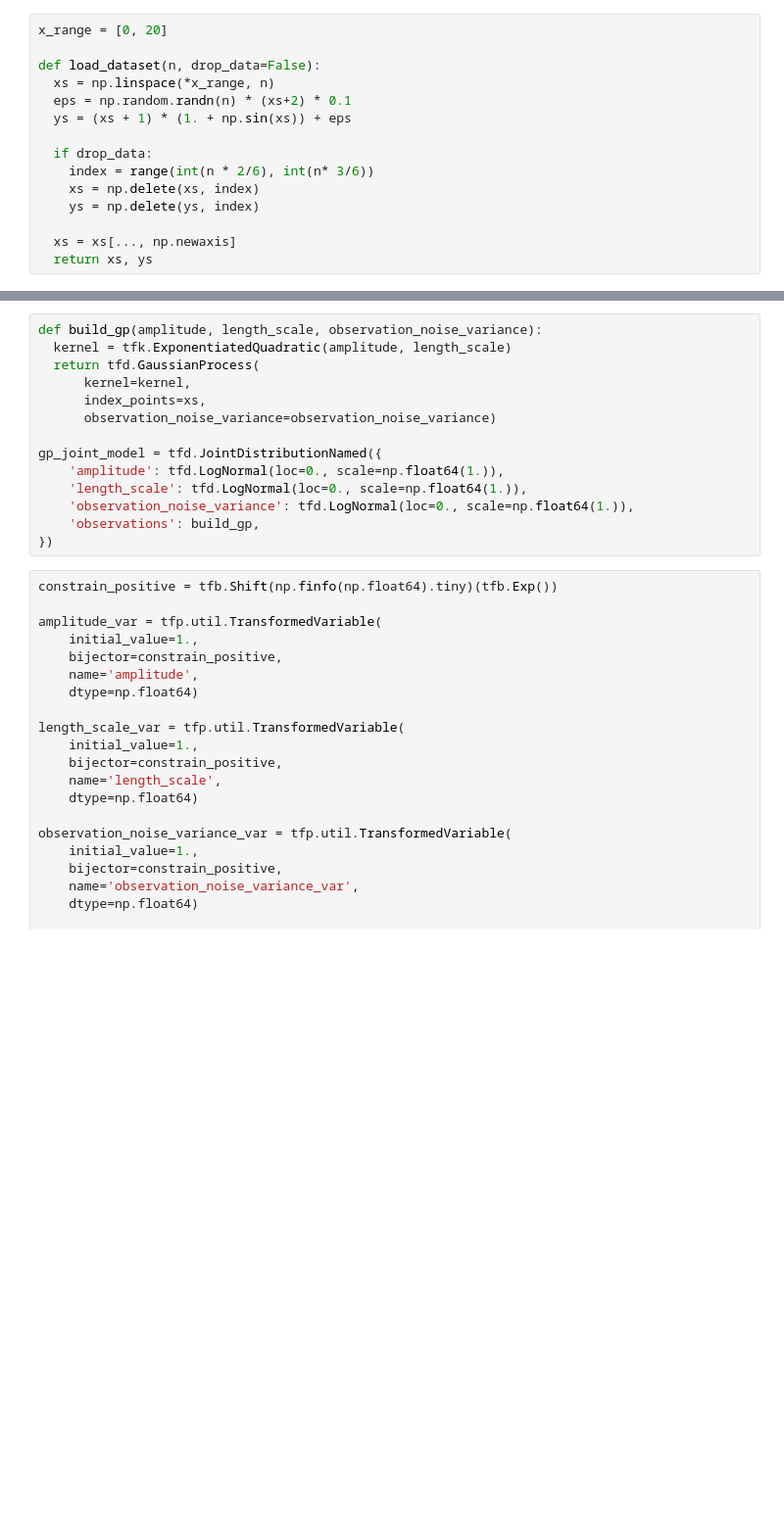
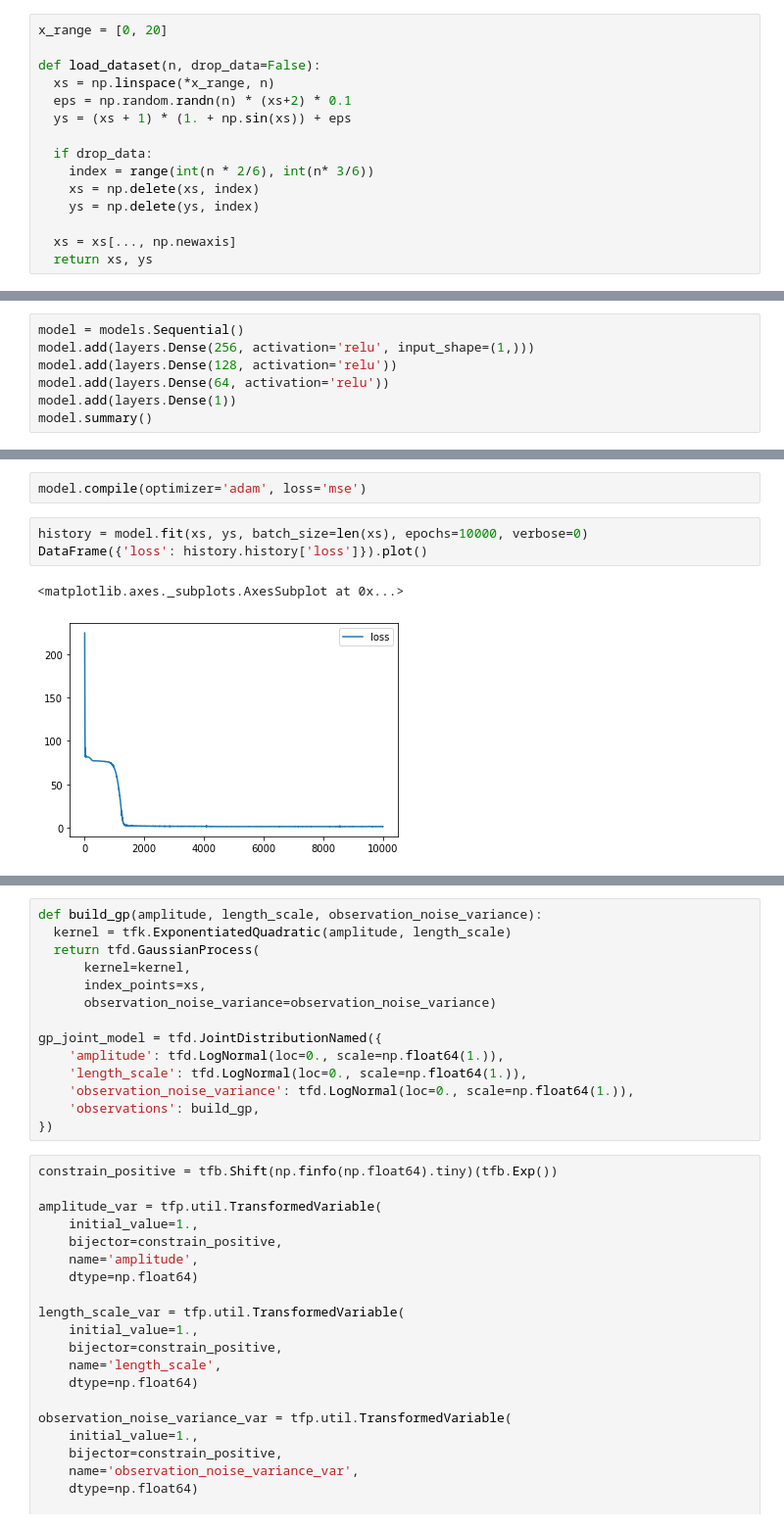
Before and after one commit to enakai00/tfp_examples, a Jupyter notebook: Gaussian_Process_Regression.ipynb, the cells around one changed output, grey strips where cells are left out. Shown at 98% size. Cells and saved outputs as stored; diff of their text form; blank space fills up the shorter version.

```diff
--- a/Gaussian_Process_Regression.ipynb
+++ b/Gaussian_Process_Regression.ipynb
@@ -35,0 +37,7 @@ plt.plot(xs, ys, 'b.')
+# %%
+model = models.Sequential()
+model.add(layers.Dense(256, activation='relu', input_shape=(1,)))
+model.add(layers.Dense(128, activation='relu'))
+model.add(layers.Dense(64, activation='relu'))
+model.add(layers.Dense(1))
+model.summary()
@@ -35,0 +61,8 @@ plt.plot(xs, ys, 'b.')
+# %%
+model.compile(optimizer='adam', loss='mse')
+# %%
+history = model.fit(xs, ys, batch_size=len(xs), epochs=10000, verbose=0)
+DataFrame({'loss': history.history['loss']}).plot()
+# %% [output]
+<matplotlib.axes._subplots.AxesSubplot at 0x...>
+[figure, added]
```
Also changed, not shown: parts of 7 cells of this notebook.
